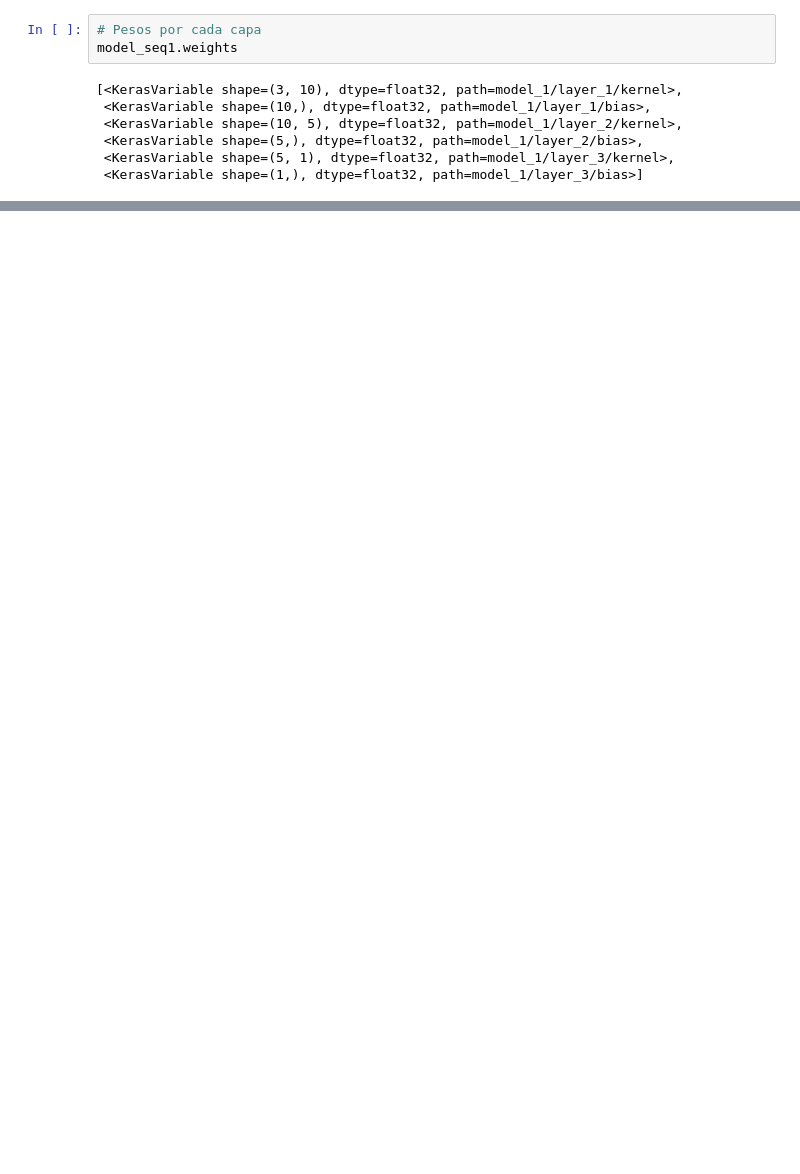
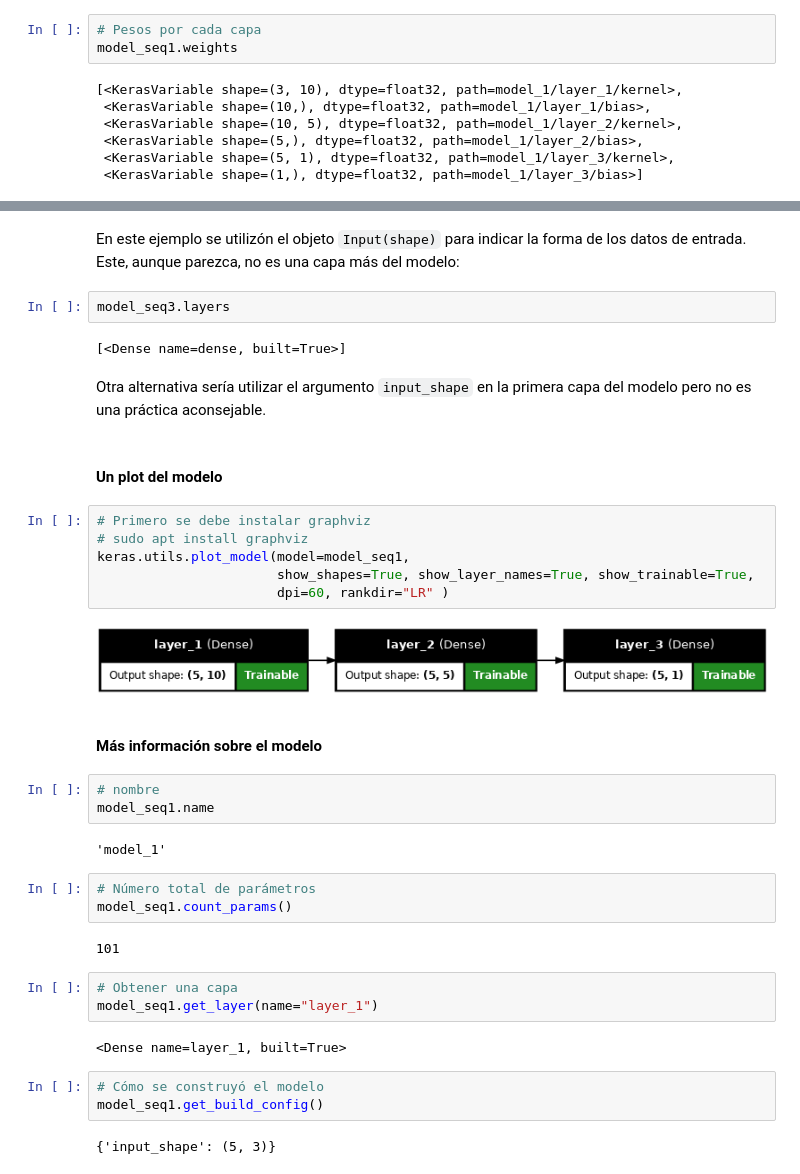
Before and after one commit to hplbrayan/Un-Curso-de-Deep-Learning, a Jupyter notebook: 02_intro_Keras_actf_backp/N1_intro_keras.ipynb, the cells around one changed output, grey strips where cells are left out. Drawn from its saved outputs; the diff is of its cells as text; blank space fills up the shorter version.

```diff
--- a/02_intro_Keras_actf_backp/N1_intro_keras.ipynb
+++ b/02_intro_Keras_actf_backp/N1_intro_keras.ipynb
@@ -691,0 +540,40 @@ Se ha mostrado hasta ahora el uso de algunos de los métodos fundamentales para
+# %% [markdown]
+En este ejemplo se utilizón el objeto <code>Input(shape)</code> para indicar la forma de los datos de entrada. Este, aunque parezca, no es una capa más del modelo:
+# %%
+model_seq3.layers
+# %% [output]
+[<Dense name=dense, built=True>]
+# %% [markdown]
+Otra alternativa sería utilizar el argumento <code>input_shape</code> en la primera capa del modelo pero no es una práctica aconsejable.
+# %% [markdown]
+#### Un plot del modelo
+# %%
+# Primero se debe instalar graphviz
+# sudo apt install graphviz
+keras.utils.plot_model(model=model_seq1,
+                       show_shapes=True, show_layer_names=True, show_trainable=True,
+                       dpi=60, rankdir="LR" )
+# %% [output]
+[figure, added]
+# %% [markdown]
+#### Más información sobre el modelo
+# %%
+# nombre
+model_seq1.name
+# %% [output]
+'model_1'
+# %%
+# Número total de parámetros
+model_seq1.count_params()
+# %% [output]
+101
+# %%
+# Obtener una capa
+model_seq1.get_layer(name="layer_1")
+# %% [output]
+<Dense name=layer_1, built=True>
+# %%
+# Cómo se construyó el modelo
+model_seq1.get_build_config()
+# %% [output]
+{'input_shape': (5, 3)}
```
Also changed, not shown: parts of 52 cells of this notebook.
